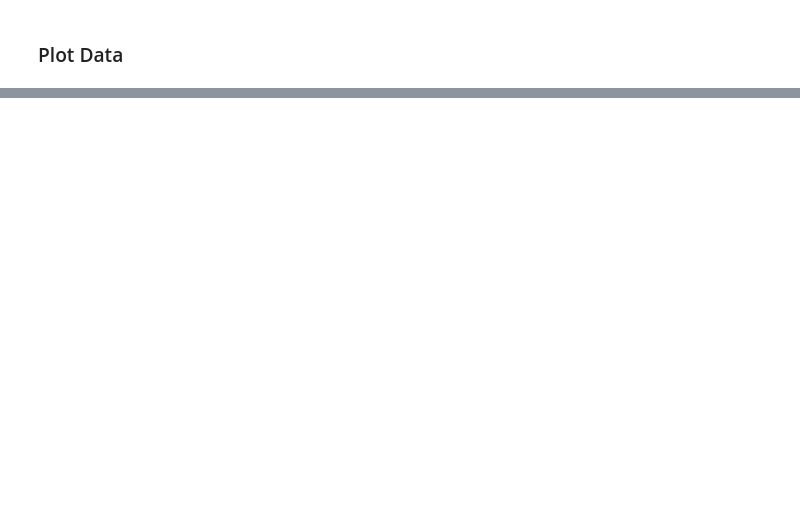
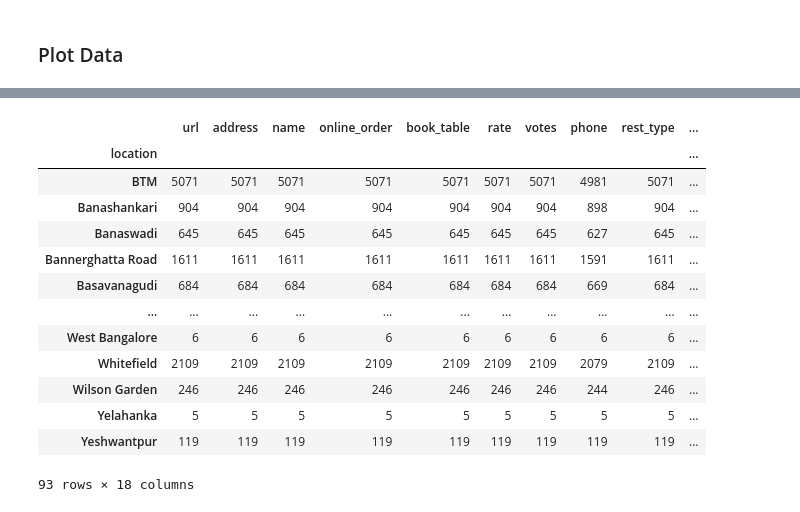
Before and after one commit to swarup4/zomato-ratings, a Jupyter notebook: Zomato Ratings.ipynb, the cells around one changed output, grey strips where cells are left out. Cells and saved outputs as stored; diff of their text form; code cells hidden in the pictures; blank space fills up the shorter version.

```diff
--- a/Zomato Ratings.ipynb
+++ b/Zomato Ratings.ipynb
@@ -186,0 +208,17 @@ df
+# %%
+df.groupby(['location']).count()
+# %% [output]
+|  | url | address | name | online_order | book_table | rate | votes | phone | rest_type | ... |
+| location |  |  |  |  |  |  |  |  |  | ... |
+| BTM | 5071 | 5071 | 5071 | 5071 | 5071 | 5071 | 5071 | 4981 | 5071 | ... |
+| Banashankari | 904 | 904 | 904 | 904 | 904 | 904 | 904 | 898 | 904 | ... |
+| Banaswadi | 645 | 645 | 645 | 645 | 645 | 645 | 645 | 627 | 645 | ... |
+| Bannerghatta Road | 1611 | 1611 | 1611 | 1611 | 1611 | 1611 | 1611 | 1591 | 1611 | ... |
+| Basavanagudi | 684 | 684 | 684 | 684 | 684 | 684 | 684 | 669 | 684 | ... |
+| ... | ... | ... | ... | ... | ... | ... | ... | ... | ... | ... |
+| West Bangalore | 6 | 6 | 6 | 6 | 6 | 6 | 6 | 6 | 6 | ... |
+| Whitefield | 2109 | 2109 | 2109 | 2109 | 2109 | 2109 | 2109 | 2079 | 2109 | ... |
+| Wilson Garden | 246 | 246 | 246 | 246 | 246 | 246 | 246 | 244 | 246 | ... |
+| Yelahanka | 5 | 5 | 5 | 5 | 5 | 5 | 5 | 5 | 5 | ... |
+| Yeshwantpur | 119 | 119 | 119 | 119 | 119 | 119 | 119 | 119 | 119 | ... |
+93 rows × 18 columns
```
Also changed, not shown: parts of 14 cells of this notebook.
